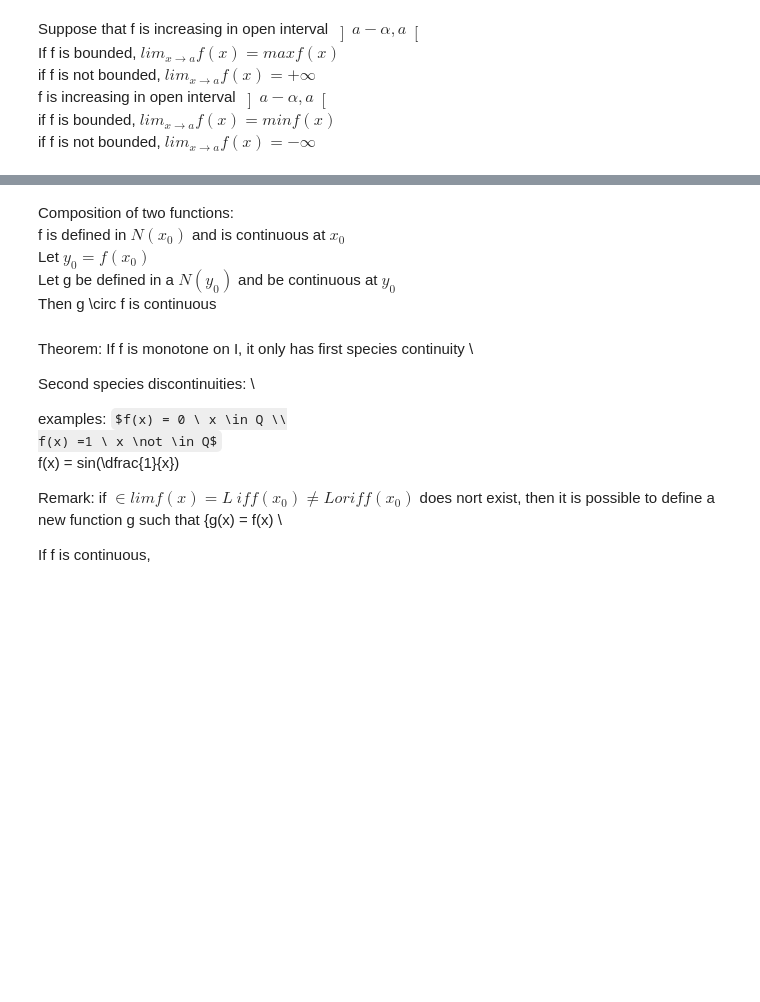
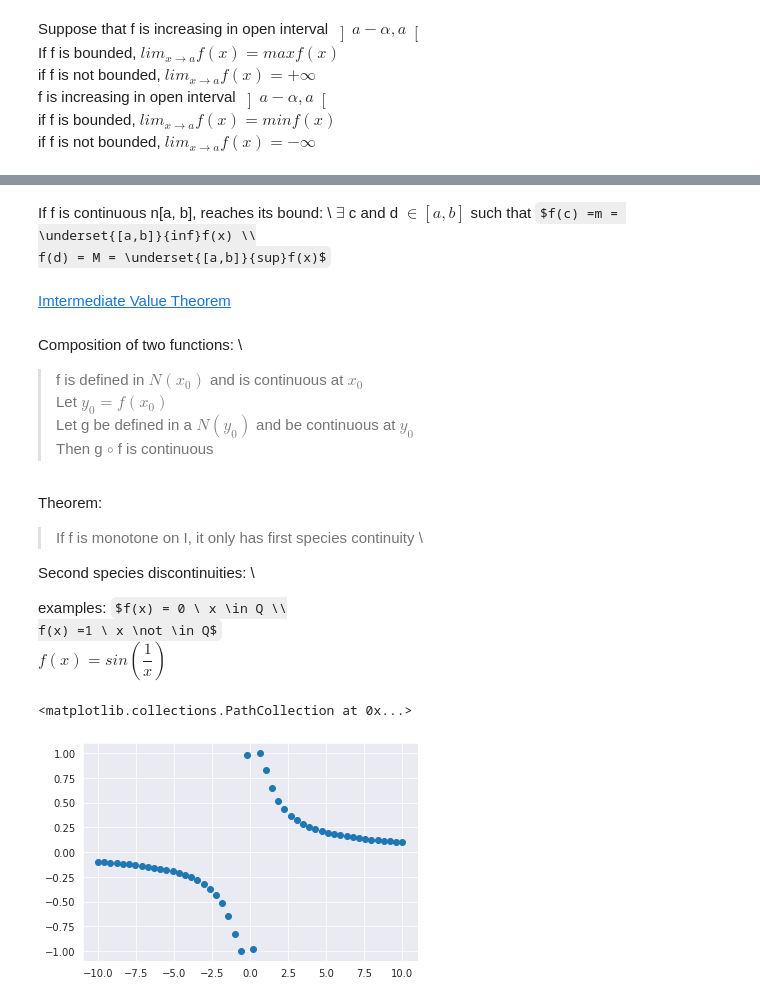
Before and after one commit to babushkai/Data-ScienceTech-Institute, a Jupyter notebook: Math_Refresh_Pr_Jacques_BLUM.ipynb, the cells around one changed output, grey strips where cells are left out. Cells and saved outputs as stored; diff of their text form; code cells hidden in the pictures; some formulas as TeX source; blank space fills up the shorter version.

```diff
--- a/Math_Refresh_Pr_Jacques_BLUM.ipynb
+++ b/Math_Refresh_Pr_Jacques_BLUM.ipynb
@@ -392,22 +502,35 @@ Suppose f(x) is continuous at x_0 and {u_n} converges to x_0, then the sequence
+# %% [markdown]
+If f is continuous n[a, b], reaches its bound: \\
+$\exists$ c and d $\in[a, b]$ such that $f(c) =m = \underset{[a,b]}{inf}f(x) \\
+f(d) = M = \underset{[a,b]}{sup}f(x)$
+# %% [markdown]
+[Imtermediate Value Theorem](https://en.wikipedia.org/wiki/Intermediate_value_theorem)
 # %% [markdown]
 Composition of two functions: \
-f is defined in $N(x_0)$ and is continuous at $x_0$ \
+>f is defined in $N(x_0)$ and is continuous at $x_0$ \
 Let $y_0 = f(x_0)$ \
 Let g be defined in a $N(y_0)$ and be continuous at $y_0$ \
-Then g \circ f is continuous
+Then g $\circ$ f is continuous
 # %% [markdown]
-Theorem: If f is monotone on I,
+Theorem:
+>If f is monotone on I,
 it only has first species continuity \
 
 Second species discontinuities: \
 
 examples: $f(x) = 0 \ x \in Q \\
            f(x) =1 \ x \not \in Q$ \
-f(x) = sin(\dfrac{1}{x})
-
-Remark: if $\in lim f(x) = L \
-if f(x_0) \not = L or if f(x_0)$ does nort exist,
-then it is possible to define a new function g such that {g(x) = f(x) \
-
-If f is continuous,
+$f(x) = sin(\dfrac{1}{x}) $
+# %%
+import numpy as np
+import matplotlib.pyplot as plt
+import seaborn as sns
+sns.set_style("darkgrid")
+
+x = np.linspace(-10, 10)
+y = np.sin(1/x)
+plt.scatter(x,y)
+# %% [output]
+<matplotlib.collections.PathCollection at 0x...>
+[figure, added]
 # %% [markdown]
```
Also changed, not shown: parts of 46 cells of this notebook, 3 other files.
